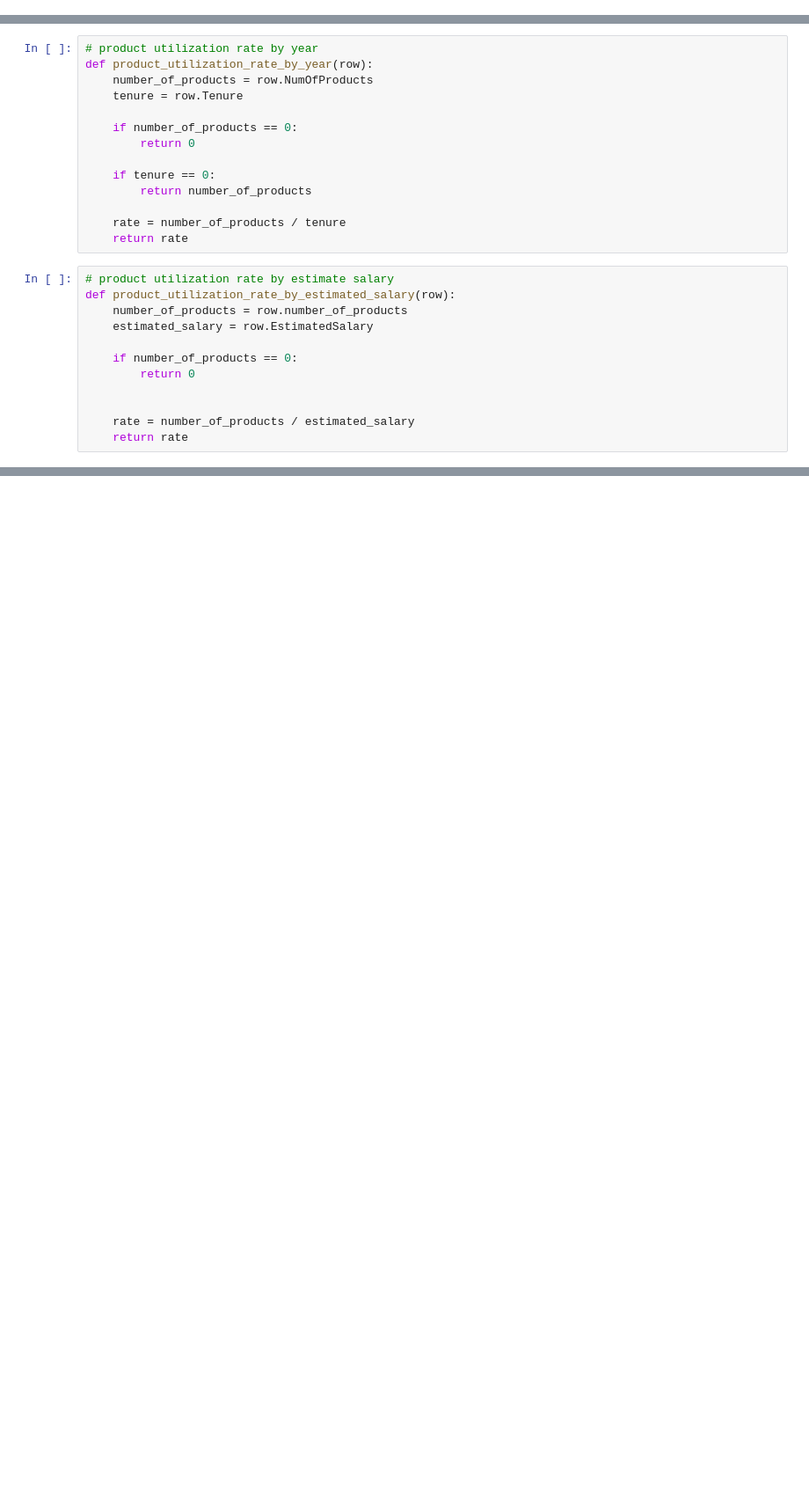
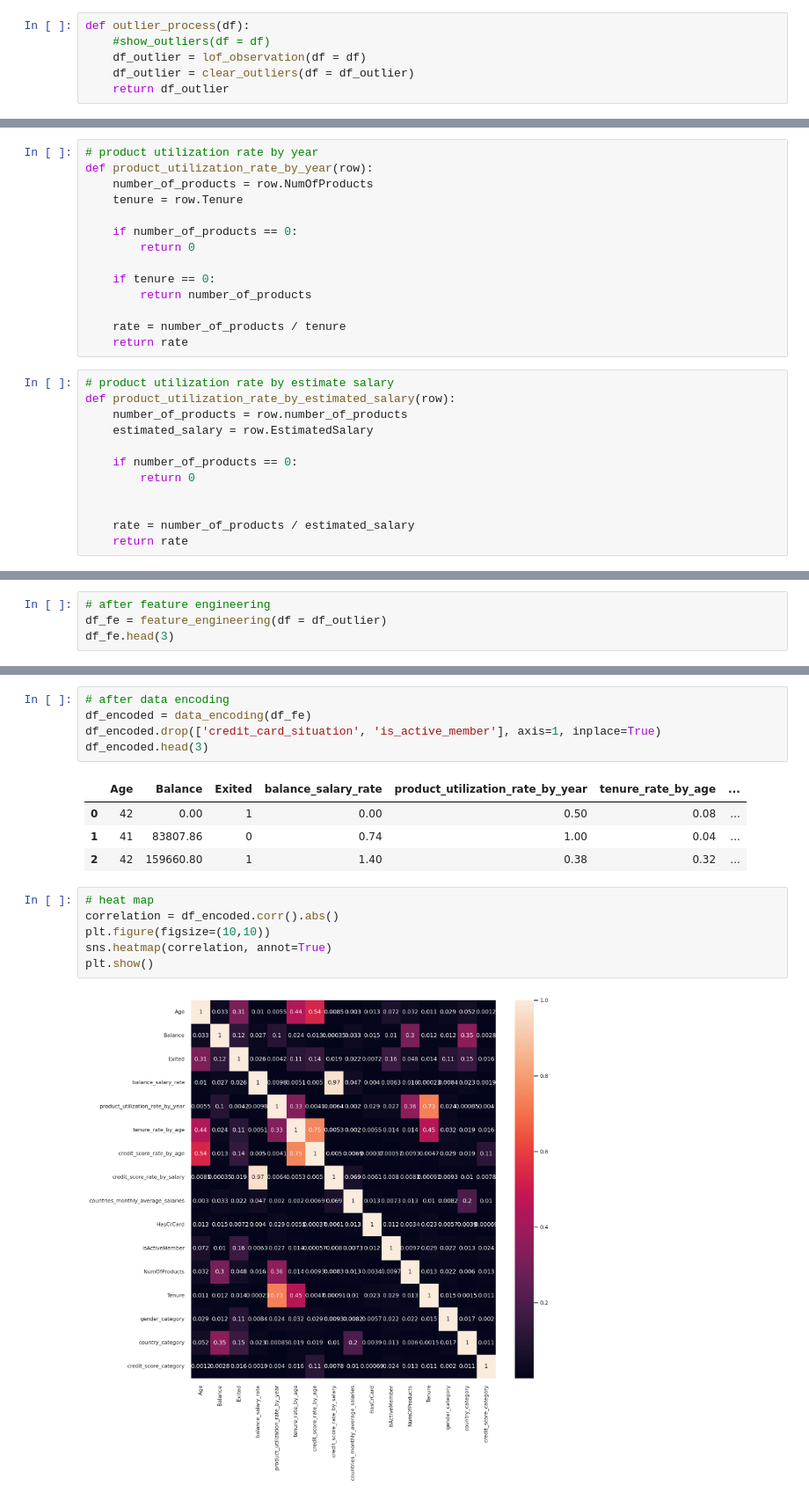
Before and after one commit to josephcabezas/JPMorgan-Chase-Bank-Churn-Analysis, a Jupyter notebook: bank_churn.ipynb, the cells around one changed output, grey strips where cells are left out. Shown at 88% size. Drawn from its saved outputs; the diff is of its cells as text; blank space fills up the shorter version.

```diff
--- a/bank_churn.ipynb
+++ b/bank_churn.ipynb
@@ -113,0 +206,6 @@ df.head()
+# %%
+def outlier_process(df):
+    #show_outliers(df = df)
+    df_outlier = lof_observation(df = df)
+    df_outlier = clear_outliers(df = df_outlier)
+    return df_outlier
@@ -175,0 +563,4 @@ def countries_monthly_average_salaries(row):
+# %%
+# after feature engineering
+df_fe = feature_engineering(df = df_outlier)
+df_fe.head(3)
@@ -175,0 +572,18 @@ def countries_monthly_average_salaries(row):
+# %%
+# after data encoding
+df_encoded = data_encoding(df_fe)
+df_encoded.drop(['credit_card_situation', 'is_active_member'], axis=1, inplace=True)
+df_encoded.head(3)
+# %% [output]
+|  | Age | Balance | Exited | balance_salary_rate | product_utilization_rate_by_year | tenure_rate_by_age | ... |
+| 0 | 42 | 0.00 | 1 | 0.00 | 0.50 | 0.08 | ... |
+| 1 | 41 | 83807.86 | 0 | 0.74 | 1.00 | 0.04 | ... |
+| 2 | 42 | 159660.80 | 1 | 1.40 | 0.38 | 0.32 | ... |
+# %%
+# heat map
+correlation = df_encoded.corr().abs()
+plt.figure(figsize=(10,10))
+sns.heatmap(correlation, annot=True)
+plt.show()
+# %% [output]
+[figure, added]
```
Also changed, not shown: parts of 34 cells of this notebook.
